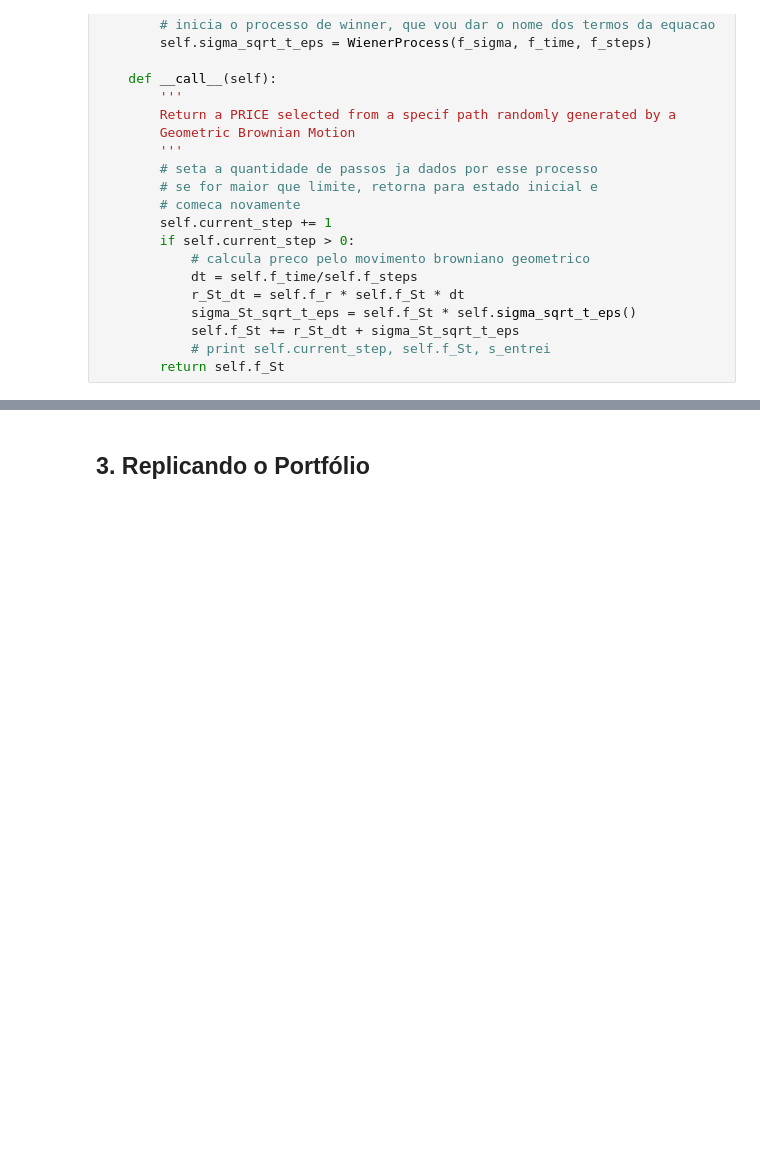
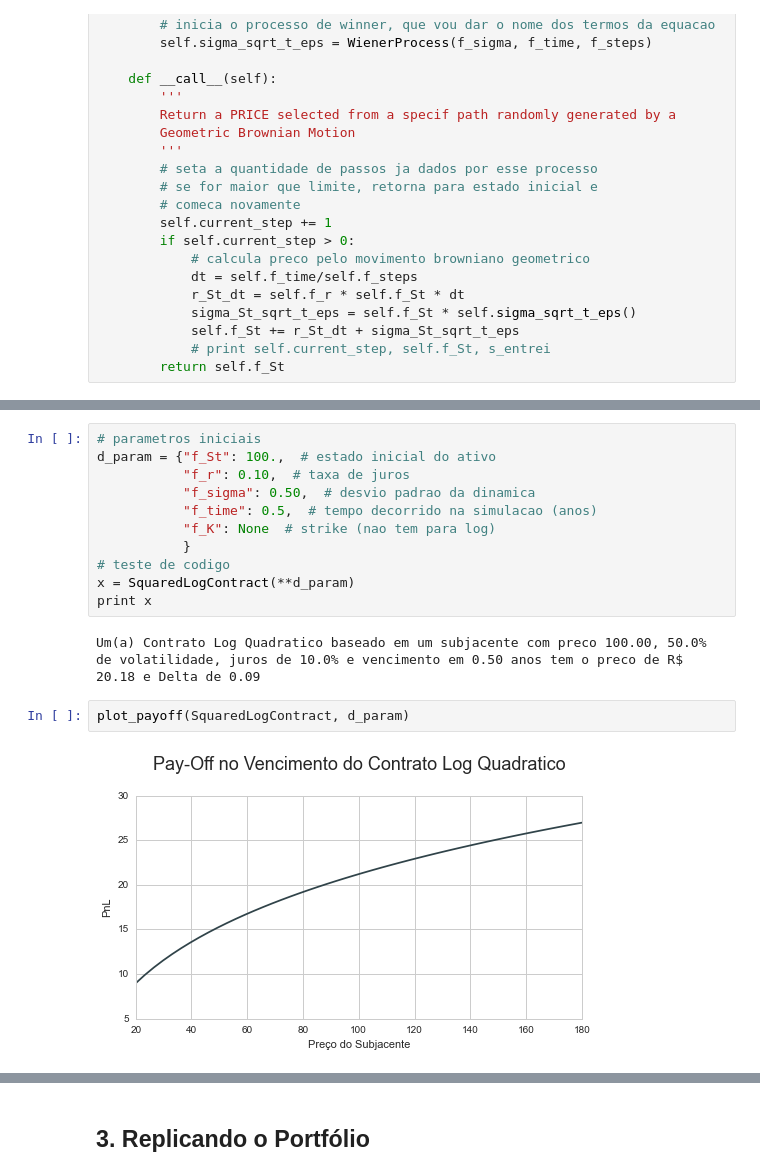
Before and after one commit to ucaiado/Replicating_Strategy, a Jupyter notebook: UiraCaiadoEx01.ipynb, the cells around one changed output, grey strips where cells are left out. Cells and saved outputs as stored; diff of their text form; blank space fills up the shorter version.

```diff
--- a/UiraCaiadoEx01.ipynb
+++ b/UiraCaiadoEx01.ipynb
@@ -730,0 +929,17 @@ Como $E^{\tilde{P}}_t [\tilde{W_t}] = 0$ e $E^{\tilde{P}}_t [\sigma^2 \tilde{W_t
+# %%
+# parametros iniciais
+d_param = {"f_St": 100.,  # estado inicial do ativo
+           "f_r": 0.10,  # taxa de juros
+           "f_sigma": 0.50,  # desvio padrao da dinamica
+           "f_time": 0.5,  # tempo decorrido na simulacao (anos)
+           "f_K": None  # strike (nao tem para log)
+           }
+# teste de codigo
+x = SquaredLogContract(**d_param)
+print x
+# %% [output]
+Um(a) Contrato Log Quadratico baseado em um subjacente com preco 100.00, 50.0% de volatilidade, juros de 10.0% e vencimento em 0.50 anos tem o preco de R$ 20.18 e Delta de 0.09
+# %%
+plot_payoff(SquaredLogContract, d_param)
+# %% [output]
+[figure, added]
```
Also changed, not shown: parts of 38 cells of this notebook.
